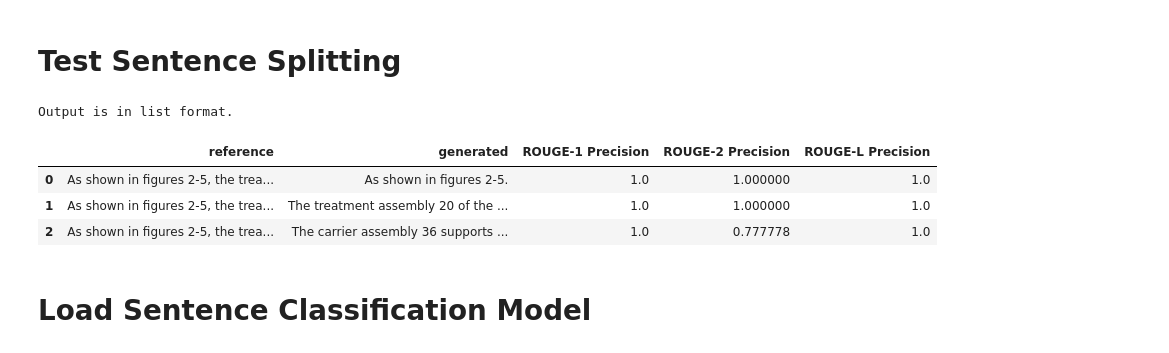
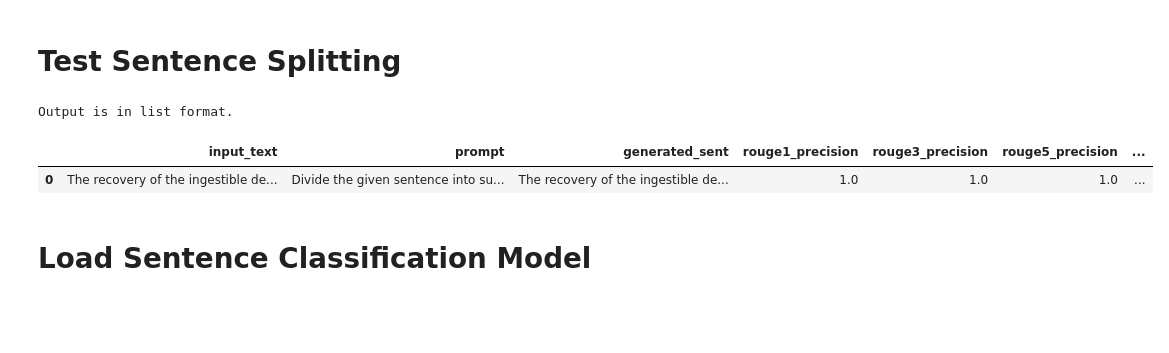
Before and after one commit to Marco-Consoloni/patent-sentence-classification, a Jupyter notebook: mix_disambiguation.ipynb, the cells around one changed output. Drawn from its saved outputs; the diff is of its cells as text; code cells hidden in the pictures; blank space fills up the shorter version.

```diff
--- a/mix_disambiguation.ipynb
+++ b/mix_disambiguation.ipynb
@@ -105,29 +114,40 @@ except (SyntaxError, ValueError):
 # %% [output]
 Output is in list format.
-# %%
-# Initialize ROUGE scorer
-from torchmetrics.text.rouge import ROUGEScore
-rouge = ROUGEScore()
-
-# Create a list of tuples containing reference and generated sentence pairs
-ref_generated_sents = [(input_text, sent) for sent in output_string]
-
-# Compute ROUGE scores for each sentence pair
-data = []
-for ref, gen in ref_generated_sents:
-    score = rouge(gen, ref)
-    rouge1_precision = score['rouge1_precision'].item()
-    rouge2_precision = score['rouge2_precision'].item()
-    rougeL_precision = score['rougeL_precision'].item()
-    data.append((ref, gen, rouge1_precision, rouge2_precision, rougeL_precision))
-
-df = pd.DataFrame(data, columns=["reference", "generated", "ROUGE-1 Precision", "ROUGE-2 Precision", "ROUGE-L Precision"])
-df
-# %% [output]
-|  | reference | generated | ROUGE-1 Precision | ROUGE-2 Precision | ROUGE-L Precision |
-| 0 | As shown in figures 2-5, the trea... | As shown in figures 2-5. | 1.0 | 1.000000 | 1.0 |
-| 1 | As shown in figures 2-5, the trea... | The treatment assembly 20 of the ... | 1.0 | 1.000000 | 1.0 |
-| 2 | As shown in figures 2-5, the trea... | The carrier assembly 36 supports ... | 1.0 | 0.777778 | 1.0 |
+# %%
+# Initialize ROUGE scorer
+from torchmetrics.text.rouge import ROUGEScore
+rouge = ROUGEScore(rouge_keys = ('rouge1', 'rouge3', 'rouge5', 'rouge7', 'rouge9', 'rougeL'))
+
+results = []
+
+for generated_sent in output_string:
+    score = rouge(generated_sent, input_text)
+
+    results.append({
+        'input_text': input_text,
+        'prompt': formatted_prompt,
+        'generated_sent': generated_sent,
+        #'pred_sent_class': pre_class,
+        #'probs': probs,
+        'rouge1_precision': round(score['rouge1_precision'].item(), 3),
+        'rouge3_precision': round(score['rouge3_precision'].item(), 3),
+        'rouge5_precision': round(score['rouge5_precision'].item(), 3),
+        'rouge7_precision': round(score['rouge7_precision'].item(), 3),
+        'rouge9_precision': round(score['rouge9_precision'].item(), 3),
+        'rougeL_precision': round(score['rougeL_precision'].item(), 3),
+        'output_string': output_string,
+        'input_count': input_count,
+        'output_count': output_count,
+        #'errors': None,
+        #'elapsed_time_sec': time.time() - start_time()
+    })
+
+# Convert results to DataFrame
+results_df = pd.DataFrame(results)
+results_df
+# %% [output]
+|  | input_text | prompt | generated_sent | rouge1_precision | rouge3_precision | rouge5_precision | ... |
+| 0 | The recovery of the ingestible de... | Divide the given sentence into su... | The recovery of the ingestible de... | 1.0 | 1.0 | 1.0 | ... |
 # %% [markdown]
 # Load Sentence Classification Model
 # %%
```
Also changed, not shown: parts of 20 cells of this notebook.
